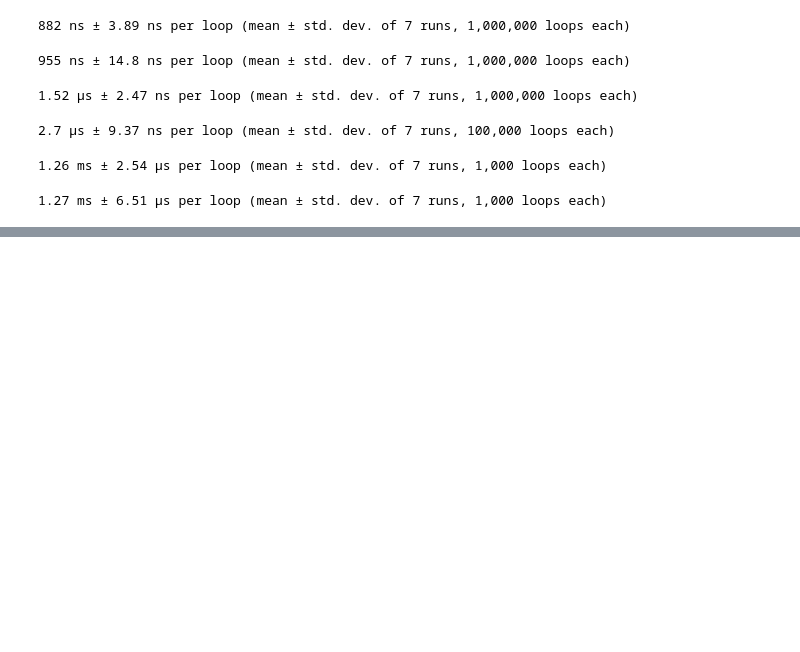
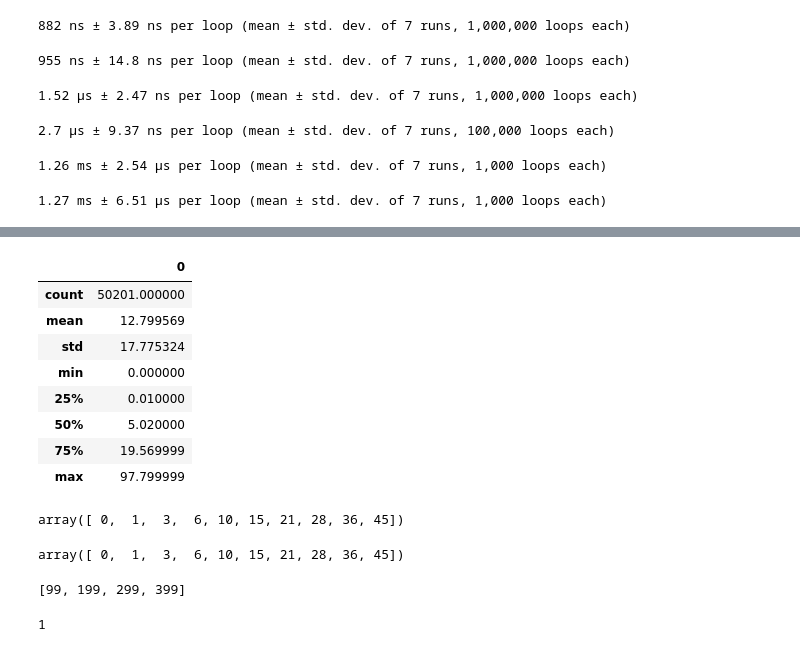
Before and after one commit to dnswlt/hexz, a Jupyter notebook: python/Hexz.ipynb, the cells around one changed output, grey strips where cells are left out. Saved outputs shown, nothing was run; the diff lists cells and outputs as text; code cells hidden in the pictures; blank space fills up the shorter version.

```diff
--- a/python/Hexz.ipynb
+++ b/python/Hexz.ipynb
@@ -1094,0 +1152,20 @@ for i in range(1000):
+# %%
+pd.DataFrame(spreads * 100).describe()
+# %% [output]
+|  | 0 |
+| count | 50201.000000 |
+| mean | 12.799569 |
+| std | 17.775324 |
+| min | 0.000000 |
+| 25% | 0.010000 |
+| 50% | 5.020000 |
+| 75% | 19.569999 |
+| max | 97.799999 |
+# %%
+np.cumsum(np.arange(10))
+# %% [output]
+array([ 0,  1,  3,  6, 10, 15, 21, 28, 36, 45])
+# %%
+np.arange(10).cumsum()
+# %% [output]
+array([ 0,  1,  3,  6, 10, 15, 21, 28, 36, 45])
@@ -1094,0 +1174,9 @@ for i in range(1000):
+# %%
+end_idxs = list(np.array([100,200,300,400])-1)
+end_idxs
+# %% [output]
+[99, 199, 299, 399]
+# %%
+bisect.bisect_left(end_idxs, 100)
+# %% [output]
+1
```
Also changed, not shown: parts of 7 cells of this notebook, 3 other files.
